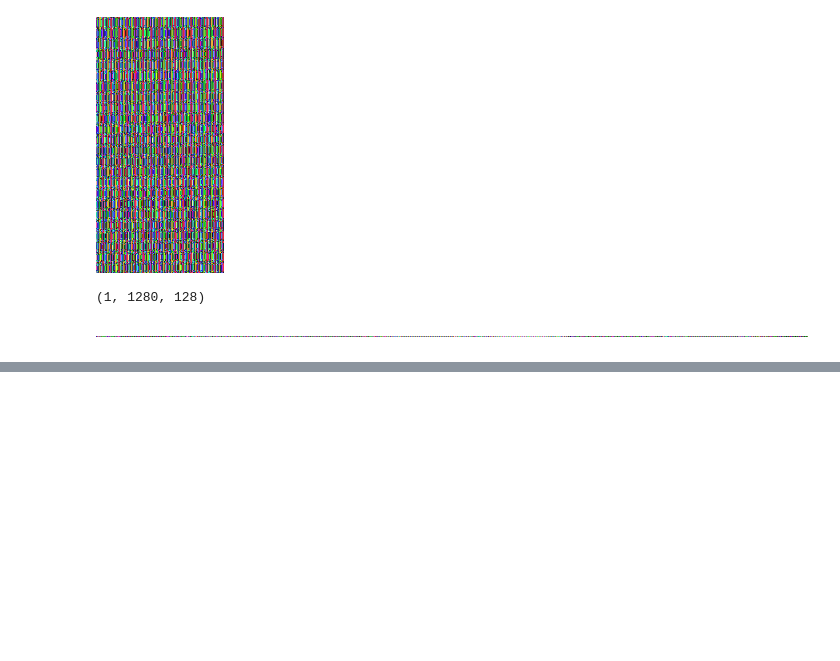
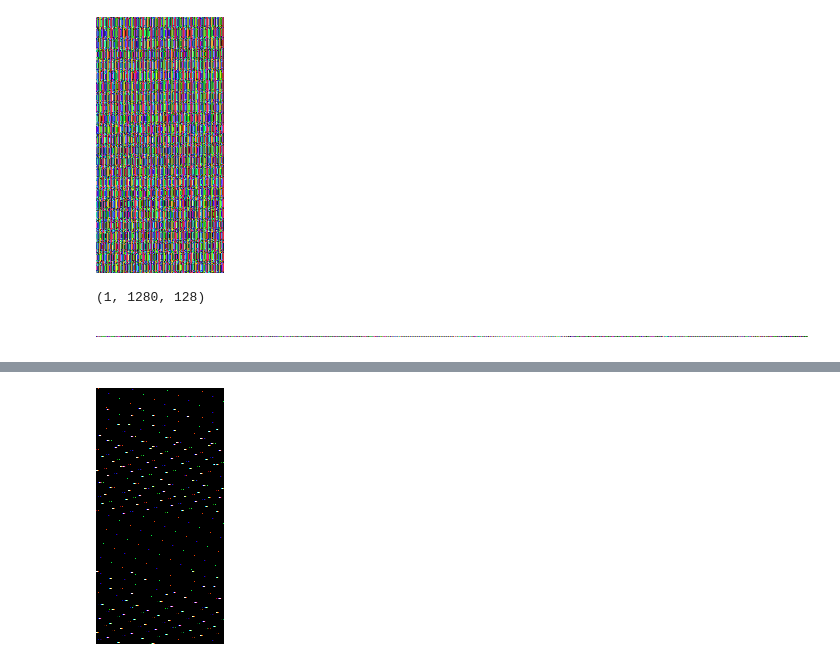
Before and after one commit to sangeetNSK/ChargridTF-GPU, a Jupyter notebook: Copy_of_ChargridTF.ipynb, the cells around one changed output, grey strips where cells are left out. Saved outputs shown, nothing was run; the diff lists cells and outputs as text; code cells hidden in the pictures; blank space fills up the shorter version.

```diff
--- a/Copy_of_ChargridTF.ipynb
+++ b/Copy_of_ChargridTF.ipynb
@@ -743,0 +743,10 @@ display(PIL_image)
+# %%
+target_height = 256
+target_width = 128
+target_digit = 61
+target_class = 5
+
+from skimage.transform import resize
+
+
+img_1h = resize(data, (target_height, target_width, target_digit), order=1, anti_aliasing=True)
@@ -743,0 +773,4 @@ display(PIL_image)
+# %%
+display(Image.fromarray(img_1h,"RGB"))
+# %% [output]
+[figure, added]
```
Also changed, not shown: parts of 74 cells of this notebook.
